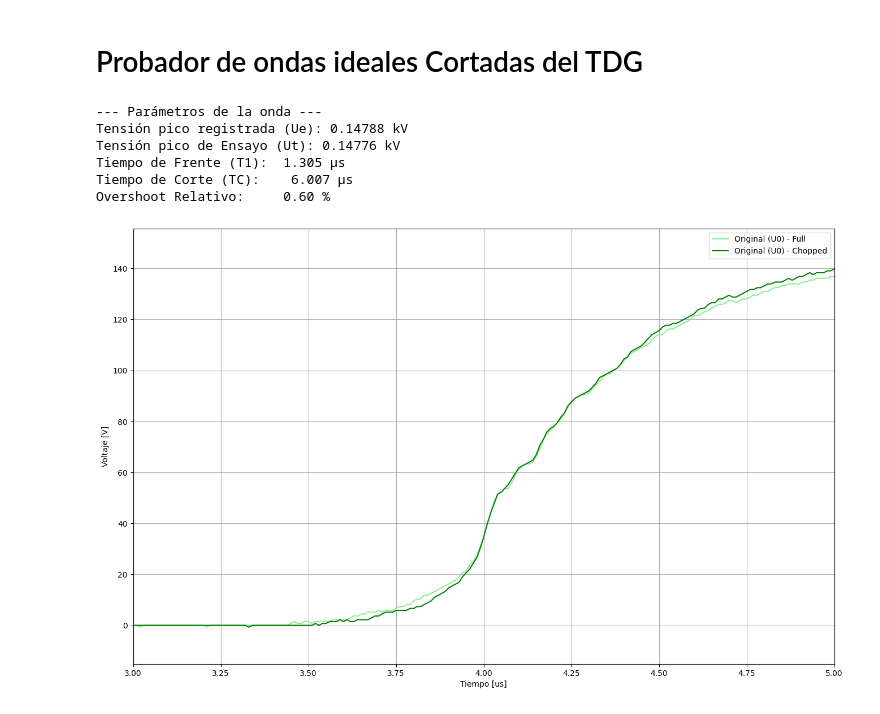
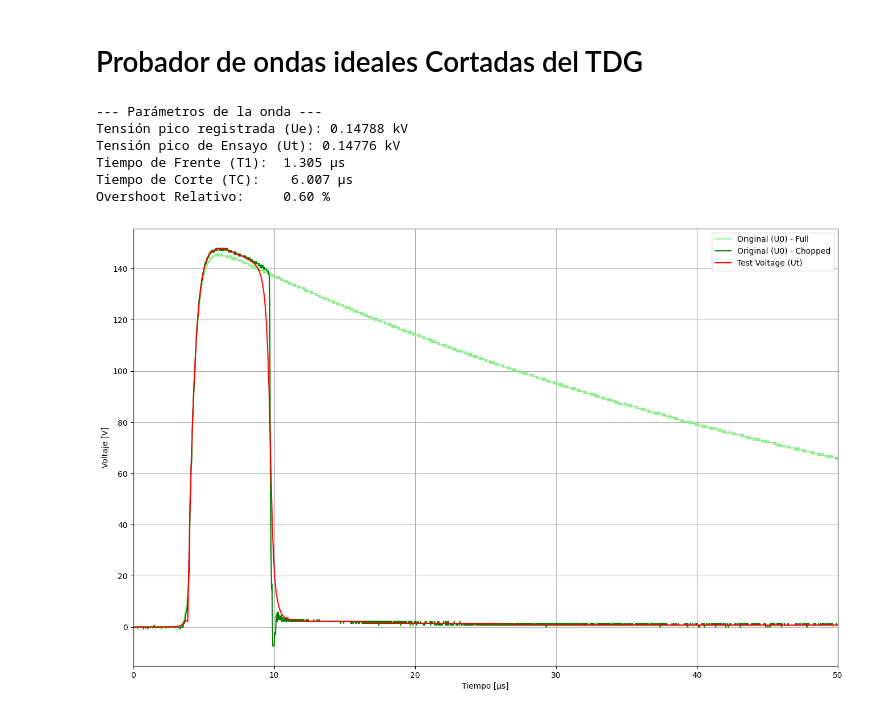
Before and after one commit to DamianTardon/Repositorio_PI, a Jupyter notebook: PruebasManuales/tester.ipynb, the cells around one changed output. Drawn from its saved outputs; the diff is of its cells as text; code cells hidden in the pictures.

```diff
--- a/PruebasManuales/tester.ipynb
+++ b/PruebasManuales/tester.ipynb
@@ -137,7 +137,7 @@ if __name__ == "__main__":
     except Exception as e:
         print(f"Error al procesar el archivo: {e}")
 
-    analyzer = LightningImpulseAnalyzer(waveform, metadata['rate'], sigma_fit=1.0)
+    analyzer = LightningImpulseAnalyzer(waveform, metadata['sampling_period'], sigma_fit=1.0)
 
     bandera = True
     if bandera:
@@ -246,7 +246,7 @@ if __name__ == "__main__":
     except Exception as e:
         print(f"Error al procesar el archivo: {e}")
 
-    analyzer = LightningImpulseAnalyzer(waveform, metadata['rate'], sigma_fit=0.2)
+    analyzer = LightningImpulseAnalyzer(waveform, metadata['sampling_period'], sigma_fit=0.2)
 
     bandera = True
     if bandera:
@@ -357,7 +357,7 @@ if __name__ == "__main__":
     except Exception as e:
         print(f"Error al procesar el archivo: {e}")
 
-    analyzer_f = LightningImpulseAnalyzer(waveform, metadata['rate'], sigma_fit=1.0)
+    analyzer_f = LightningImpulseAnalyzer(waveform, metadata['sampling_period'], sigma_fit=1.0)
 
     try:
         metadata, waveform = gestor.read_calibration_file(calibration_file_c)
@@ -366,39 +366,39 @@ if __name__ == "__main__":
     except Exception as e:
         print(f"Error al procesar el archivo: {e}")
 
-    analyzer_c = LightningImpulseAnalyzer(waveform, metadata['rate'], sigma_fit=1.0)
+    analyzer_c = LightningImpulseAnalyzer(waveform, metadata['sampling_period'], sigma_fit=1.0)
 
     bandera = True
     if bandera:
         analyzer_f.full_lightning_impulses()
         analyzer_c.chopped_lightning_impulses(analyzer_f)
 
         print("\n--- Parámetros de la onda ---")
         print(f"Tensión pico registrada (Ue): {analyzer_c.results['Ue']/1e3:.5f} kV")
         print(f"Tensión pico de Ensayo (Ut): {analyzer_c.results['Ut']/1e3:.5f} kV")
         print(f"Tiempo de Frente (T1):  {analyzer_c.results['T1']*1e6:.3f} µs")
-        print(f"Tiempo de Corte (TC):    {analyzer_c.results['TC']*1e6:.3f} µs")
+        print(f"Tiempo de Corte (TC):    {analyzer_c.results['T2']*1e6:.3f} µs")
         print(f"Overshoot Relativo:     {analyzer_c.results['Beta_prime']:.2f} %")
 
         # Graficar resultado final
         plt.figure(figsize=(16,10))
         plt.plot(analyzer_f.time_axis*1e6, analyzer_f.zeroed_curve, color='lightgreen', label='Original (U0) - Full')
         plt.plot(analyzer_c.time_axis*1e6, analyzer_c.zeroed_curve, color='green', label='Original (U0) - Chopped')
-        #plt.plot(analyzer_c.time_axis*1e6, analyzer_c.test_voltage_curve, color='red', linestyle='-', label='Test Voltage (Ut)')
+        plt.plot(analyzer_c.time_axis*1e6, analyzer_c.test_voltage_curve, color='red', linestyle='-', label='Test Voltage (Ut)')
         #plt.plot(analyzer_c.time_axis*1e6, analyzer_c.base_curve * analyzer_c.factor, color='blue', linestyle='--', label='Base Curve (Um)')
         #plt.plot(analyzer_c.time_axis*1e6, analyzer_c.chopped_norm_interp, color='orange', label='Interpolated (Ut)')
-        plt.xlim(3, 5)
+        plt.xlim(0, 50)
         #plt.yticks(np.arange(-360, 1, 45)) # Paso de la grilla
-        plt.xlabel("Tiempo [us]")
+        plt.xlabel("Tiempo [µs]")
         plt.ylabel("Voltaje [V]")
         plt.legend()
         plt.grid(True)
         plt.show()
 # %% [output]
 --- Parámetros de la onda ---
 Tensión pico registrada (Ue): 0.14788 kV
 Tensión pico de Ensayo (Ut): 0.14776 kV
 Tiempo de Frente (T1):  1.305 µs
 Tiempo de Corte (TC):    6.007 µs
 Overshoot Relativo:     0.60 %
-[figure, old version]
+[figure, new version]
```
Also changed, not shown: 3 other files.
